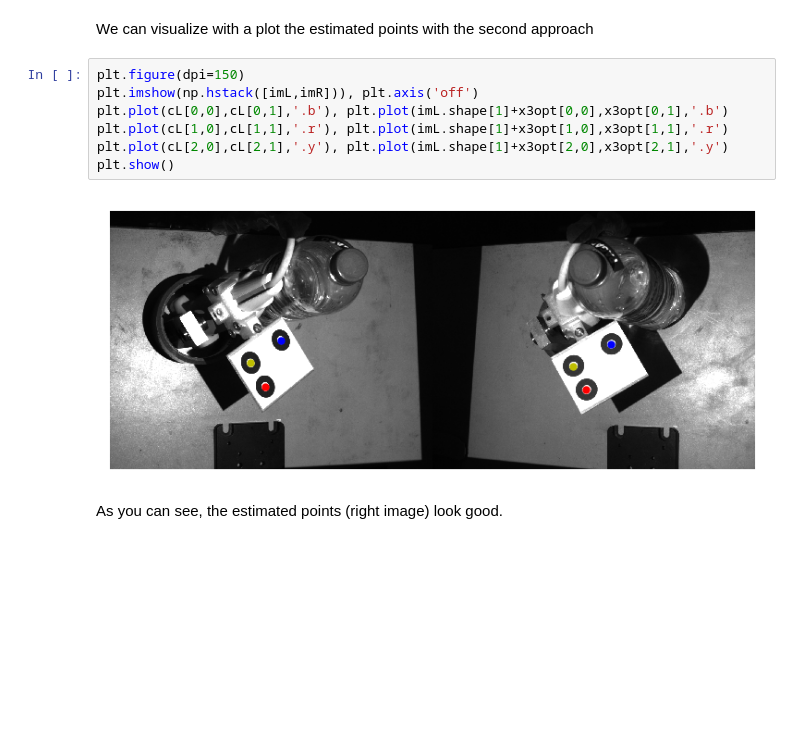
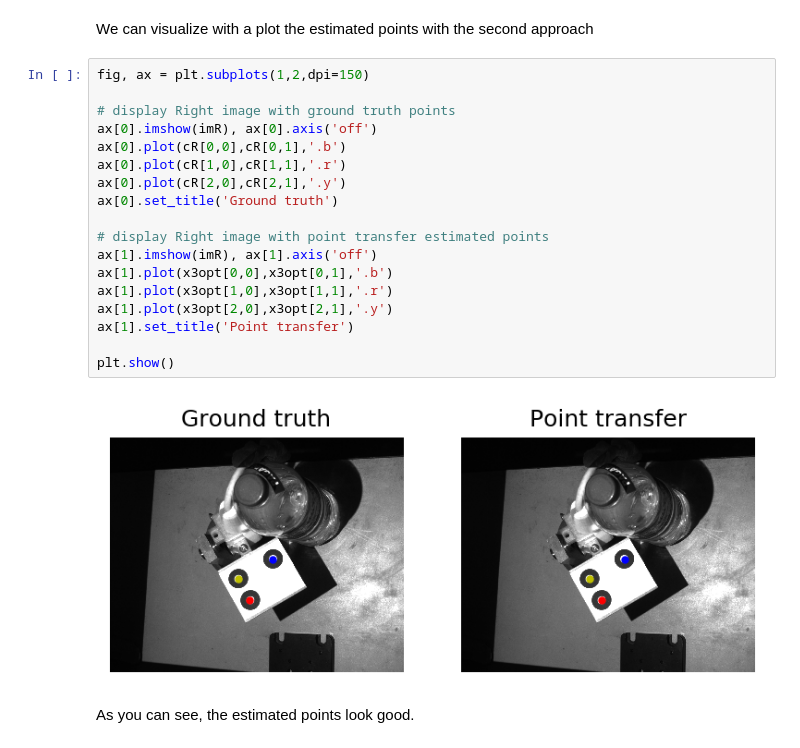
Before and after one commit to jhacsonmeza/TrifocalTensor-PointTransfer, a Jupyter notebook: PointTransfer.ipynb, the cells around one changed output. Drawn from its saved outputs; the diff is of its cells as text; blank space fills up the shorter version.

```diff
--- a/PointTransfer.ipynb
+++ b/PointTransfer.ipynb
@@ -262,14 +333,25 @@ Distance to each point with second approach: [0.32460005 0.34628595 0.07224812]
 Error with with second approach: 0.48010306013139303
 # %% [markdown]
 We can visualize with a plot the estimated points with the second approach
-# %%
-plt.figure(dpi=150)
-plt.imshow(np.hstack([imL,imR])), plt.axis('off')
-plt.plot(cL[0,0],cL[0,1],'.b'), plt.plot(imL.shape[1]+x3opt[0,0],x3opt[0,1],'.b')
-plt.plot(cL[1,0],cL[1,1],'.r'), plt.plot(imL.shape[1]+x3opt[1,0],x3opt[1,1],'.r')
-plt.plot(cL[2,0],cL[2,1],'.y'), plt.plot(imL.shape[1]+x3opt[2,0],x3opt[2,1],'.y')
-plt.show()
-# %% [output]
-[figure, removed]
+# %%
+fig, ax = plt.subplots(1,2,dpi=150)
+
+# display Right image with ground truth points
+ax[0].imshow(imR), ax[0].axis('off')
+ax[0].plot(cR[0,0],cR[0,1],'.b')
+ax[0].plot(cR[1,0],cR[1,1],'.r')
+ax[0].plot(cR[2,0],cR[2,1],'.y')
+ax[0].set_title('Ground truth')
+
+# display Right image with point transfer estimated points
+ax[1].imshow(imR), ax[1].axis('off')
+ax[1].plot(x3opt[0,0],x3opt[0,1],'.b')
+ax[1].plot(x3opt[1,0],x3opt[1,1],'.r')
+ax[1].plot(x3opt[2,0],x3opt[2,1],'.y')
+ax[1].set_title('Point transfer')
+
+plt.show()
+# %% [output]
+[figure, added]
 # %% [markdown]
-As you can see, the estimated points (right image) look good.
+As you can see, the estimated points look good.
```
Also changed, not shown: parts of 21 cells of this notebook.
